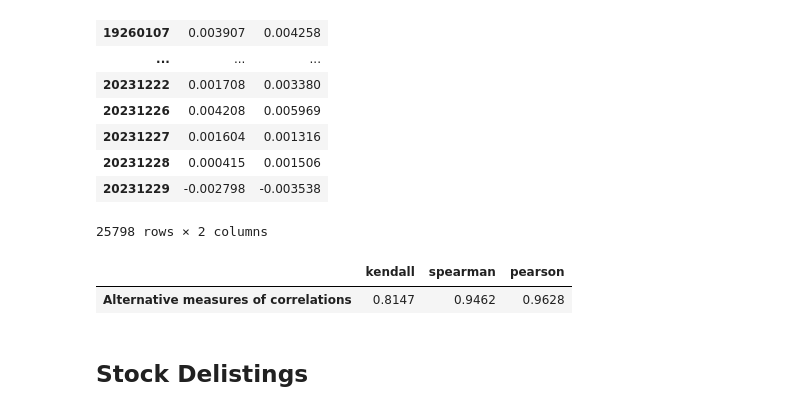
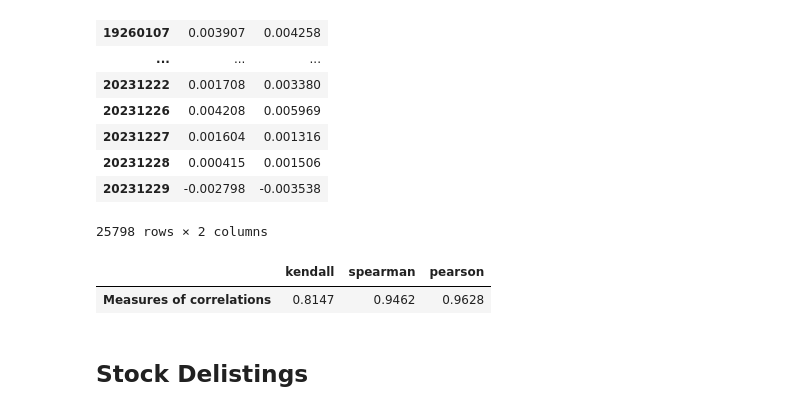
Before and after one commit to terence-lim/data-science-notebooks, a Jupyter notebook: stock_prices.ipynb, the cells around one changed output. Drawn from its saved outputs; the diff is of its cells as text; code cells hidden in the pictures.

```diff
--- a/stock_prices.ipynb
+++ b/stock_prices.ipynb
@@ -668,12 +666,12 @@ retd
 # %%
 # Compute alternative measures of correlation
 DataFrame(dict(kendall=scipy.stats.kendalltau(retd['vwretd'], retd['ewretd'])[0],
                spearman=scipy.stats.spearmanr(retd['vwretd'], retd['ewretd'])[0],
                pearson=scipy.stats.pearsonr(retd['vwretd'], retd['ewretd'])[0]),
-               index=['Alternative measures of correlations']).round(4)
+               index=['Measures of correlations']).round(4)
 # %% [output]
 |  | kendall | spearman | pearson |
-| Alternative measures of correlations | 0.8147 | 0.9462 | 0.9628 |
+| Measures of correlations | 0.8147 | 0.9462 | 0.9628 |
 # %% [markdown]
 ## Stock Delistings
 # %% [markdown]
```
Also changed, not shown: parts of 20 cells of this notebook, 3 other files.
